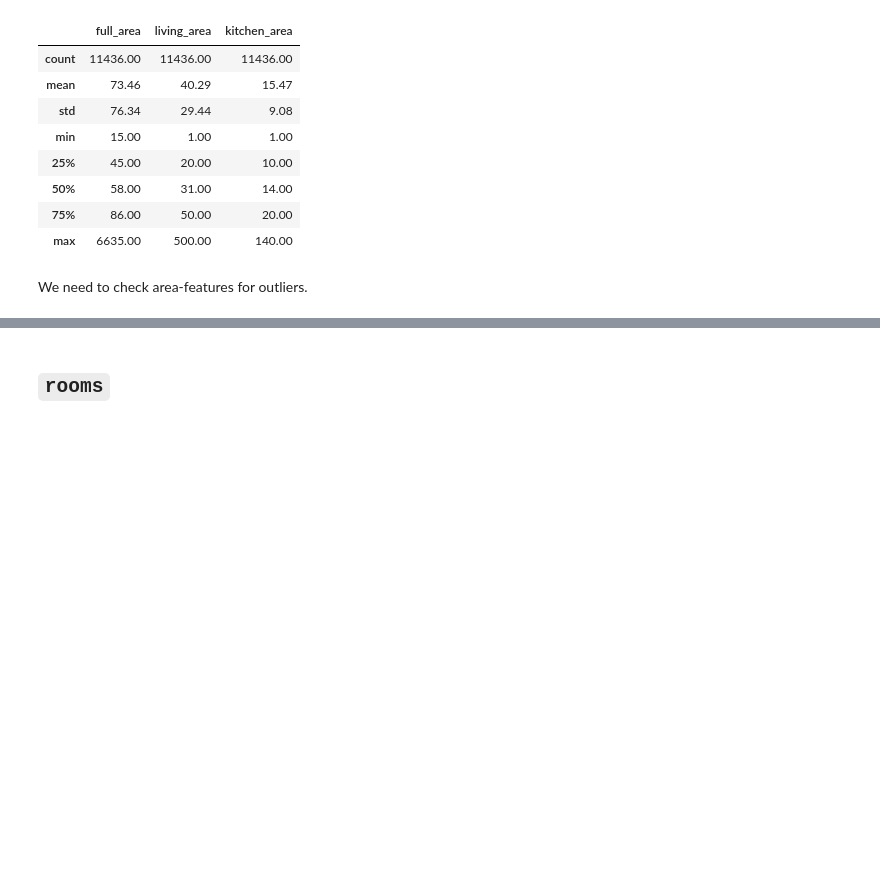
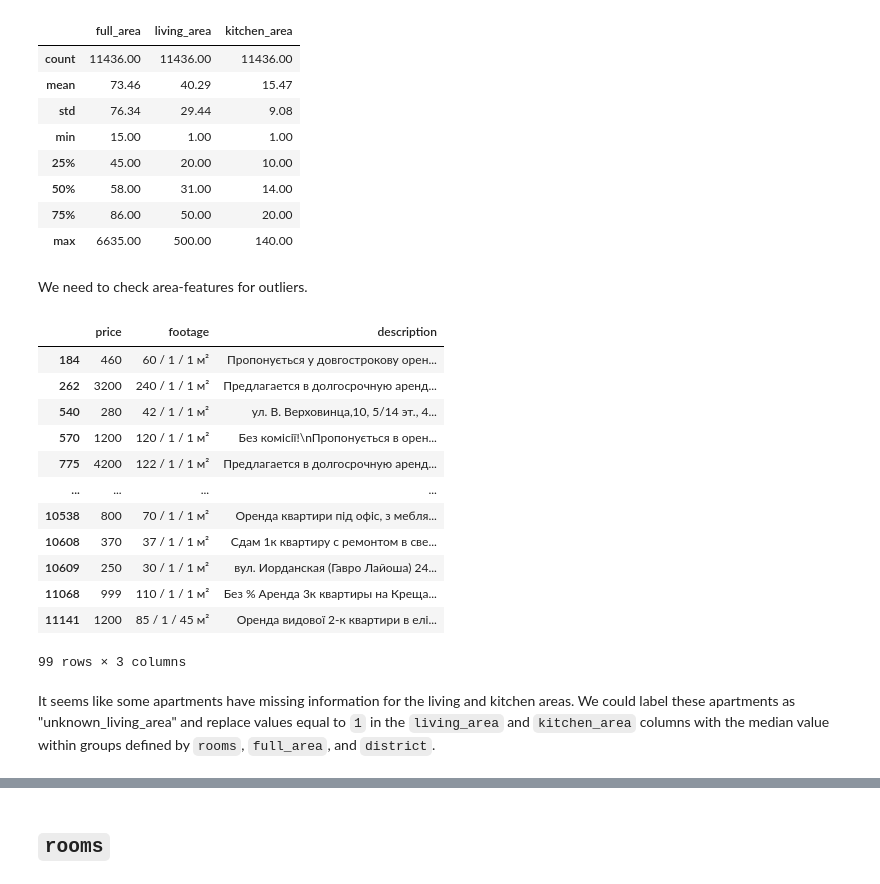
Before and after one commit to nvkoval/web-app_rent_price_prediction, a Jupyter notebook: notebooks/03_data_cleaning.ipynb, the cells around one changed output, grey strips where cells are left out. Cells and saved outputs as stored; diff of their text form; code cells hidden in the pictures; blank space fills up the shorter version.

Commit message:
Filling in unknown values of living and kitchen area

```diff
--- a/notebooks/03_data_cleaning.ipynb
+++ b/notebooks/03_data_cleaning.ipynb
@@ -92,3 +95,21 @@ data[['full_area',
 | max | 6635.00 | 500.00 | 140.00 |
 # %% [markdown]
 We need to check area-features for outliers.
+# %%
+data.loc[data['living_area'] == 1, ['price', 'footage', 'description']]
+# %% [output]
+|  | price | footage | description |
+| 184 | 460 | 60 / 1 / 1 м² | Пропонується у довгострокову орен... |
+| 262 | 3200 | 240 / 1 / 1 м² | Предлагается в долгосрочную аренд... |
+| 540 | 280 | 42 / 1 / 1 м² | ул. В. Верховинца,10, 5/14 эт., 4... |
+| 570 | 1200 | 120 / 1 / 1 м² | Без комісії!\nПропонується в орен... |
+| 775 | 4200 | 122 / 1 / 1 м² | Предлагается в долгосрочную аренд... |
+| ... | ... | ... | ... |
+| 10538 | 800 | 70 / 1 / 1 м² | Оренда квартири під офіс, з мебля... |
+| 10608 | 370 | 37 / 1 / 1 м² | Сдам 1к квартиру с ремонтом в све... |
+| 10609 | 250 | 30 / 1 / 1 м² | вул. Иорданская (Гавро Лайоша) 24... |
+| 11068 | 999 | 110 / 1 / 1 м² | Без % Аренда 3к квартиры на Креща... |
+| 11141 | 1200 | 85 / 1 / 45 м² | Оренда видової 2-к квартири в елі... |
+99 rows × 3 columns
+# %% [markdown]
+It seems like some apartments have missing information for the living and kitchen areas. We could label these apartments as "unknown_living_area" and replace values equal to `1` in the `living_area` and `kitchen_area` columns with the median value within groups defined by `rooms`, `full_area`, and `district`.
```
Also changed, not shown: parts of 3 cells of this notebook, 5 other files.
